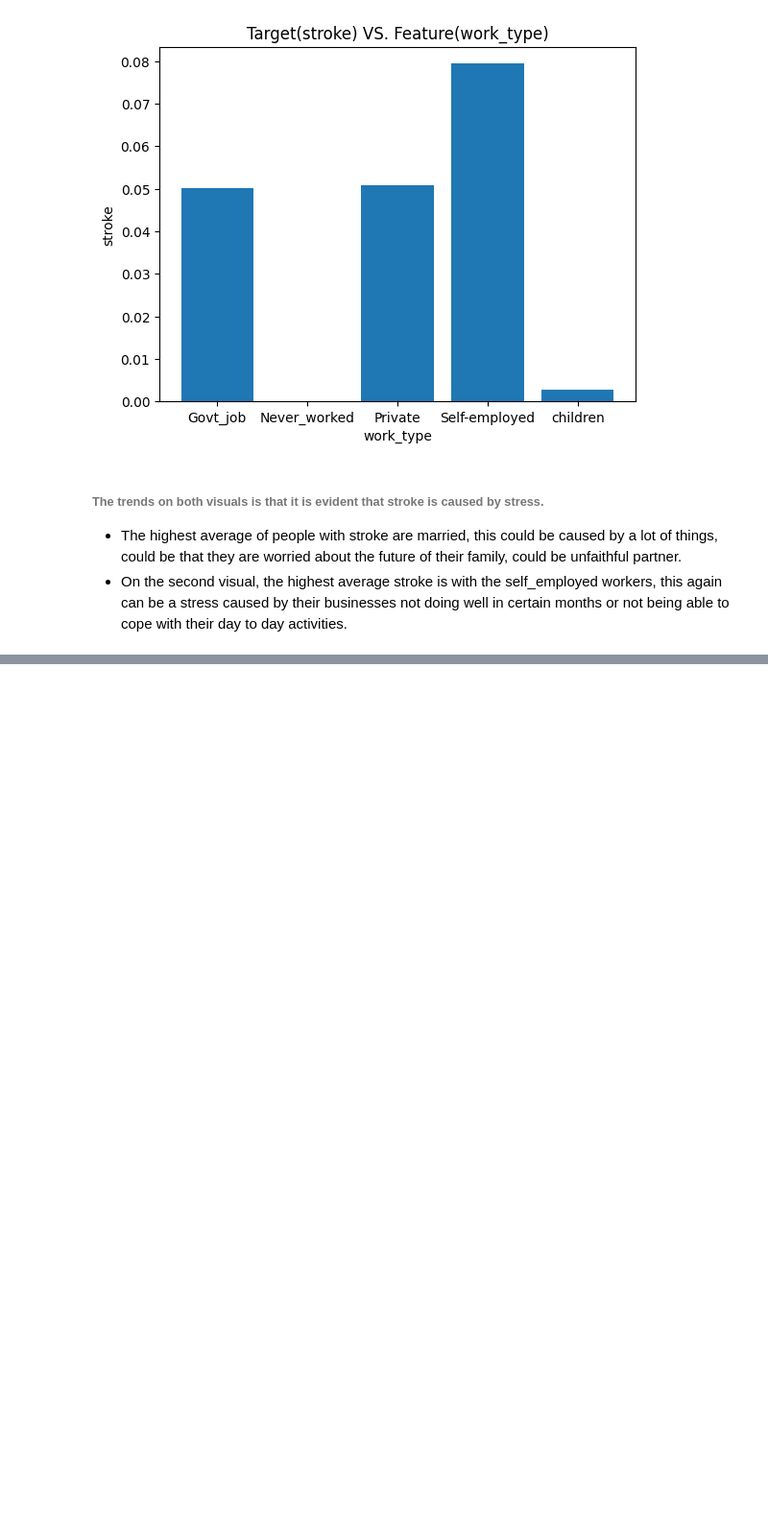
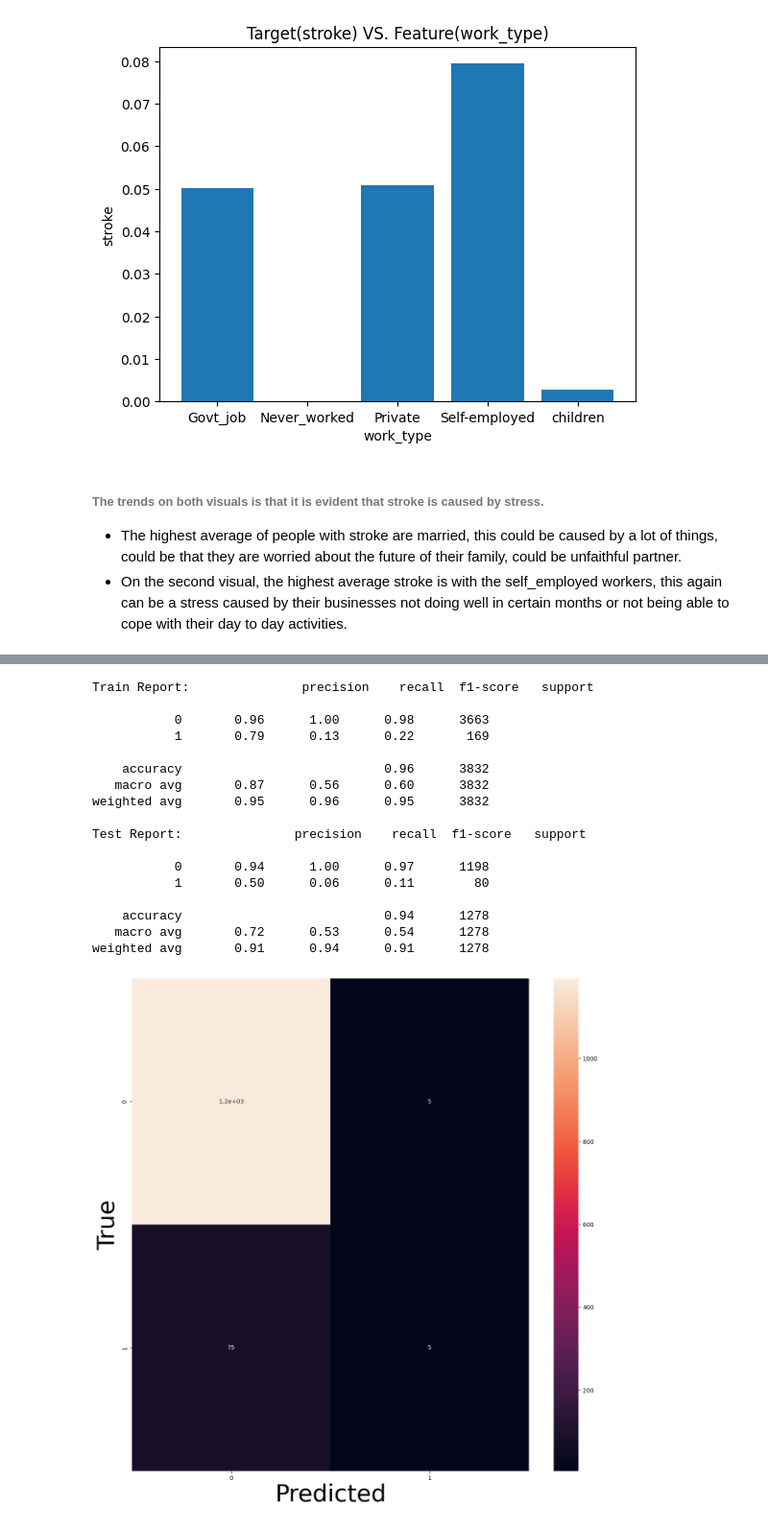
Before and after one commit to NMtuzula/Machine-Learning-Datasets, a Jupyter notebook: Project_2.ipynb, the cells around one changed output, grey strips where cells are left out. Shown: that part at 96% size. Cells and saved outputs as stored; diff of their text form; code cells hidden in the pictures; blank space fills up the shorter version.

```diff
--- a/Project_2.ipynb
+++ b/Project_2.ipynb
@@ -435,0 +882,6 @@ ax.set_title('Target(stroke) VS. Feature(work_type)');
+# %%
+# Defining the gridsearch
+gridsearch = GridSearchCV(rf_pipe, params, n_jobs = -1, cv = 3, verbose = 1)
+# %%
+# Fitting the gridserach
+gridsearch.fit(X_train, y_train)
@@ -435,0 +942,20 @@ ax.set_title('Target(stroke) VS. Feature(work_type)');
+# %%
+def eval_classification(model, X_train, X_test, y_train, y_test):
+  print('Train Report:', classification_report(y_train, model.predict(X_train)))
+  print('Test Report:', classification_report(y_test, model.predict(X_test)))
+
+  cm = confusion_matrix(y_test, model.predict(X_test))
+
+  plt.figure(figsize=(15, 15))
+  heatmap(cm, annot=True)
+  plt.xlabel('Predicted', fontsize=40)
+  plt.ylabel('True', fontsize=40)
+  plt.show()
+# %%
+%%time
+# Without PCA
+knn = KNeighborsClassifier()
+
+# Creating a pipeline
+knn_pipe = make_pipeline(preprocessor, knn)
+knn_pipe.fit(X_train, y_train)
@@ -435,0 +982,23 @@ ax.set_title('Target(stroke) VS. Feature(work_type)');
+# %%
+%%time
+# evaluating the pipeline
+eval_classification(knn_pipe, X_train, X_test, y_train, y_test)
+# %% [output]
+Train Report:               precision    recall  f1-score   support
+
+           0       0.96      1.00      0.98      3663
+           1       0.79      0.13      0.22       169
+
+    accuracy                           0.96      3832
+   macro avg       0.87      0.56      0.60      3832
+weighted avg       0.95      0.96      0.95      3832
+
+Test Report:               precision    recall  f1-score   support
+
+           0       0.94      1.00      0.97      1198
+           1       0.50      0.06      0.11        80
+
+    accuracy                           0.94      1278
+   macro avg       0.72      0.53      0.54      1278
+weighted avg       0.91      0.94      0.91      1278
+[figure, added]
```
Also changed, not shown: parts of 49 cells of this notebook.
